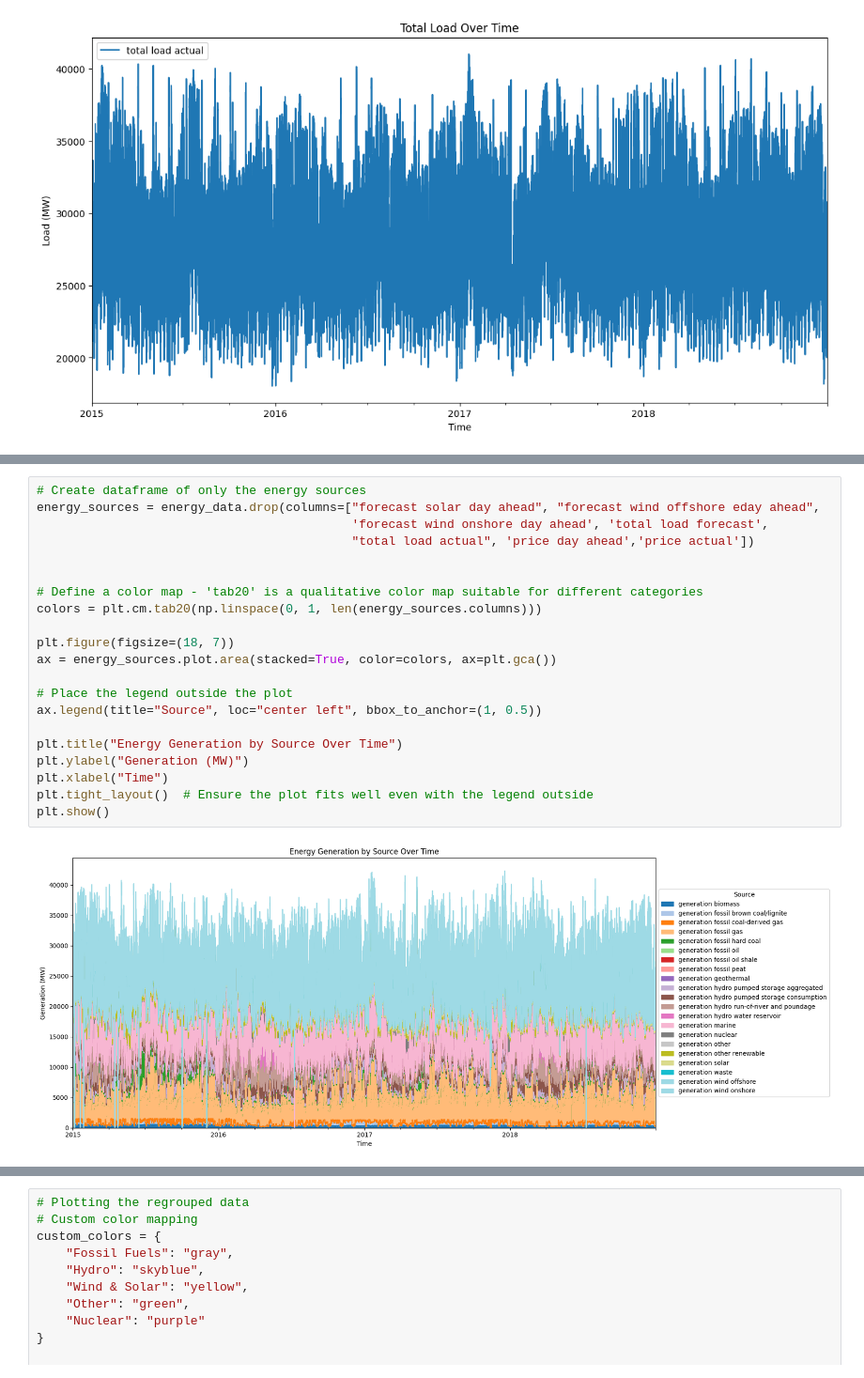
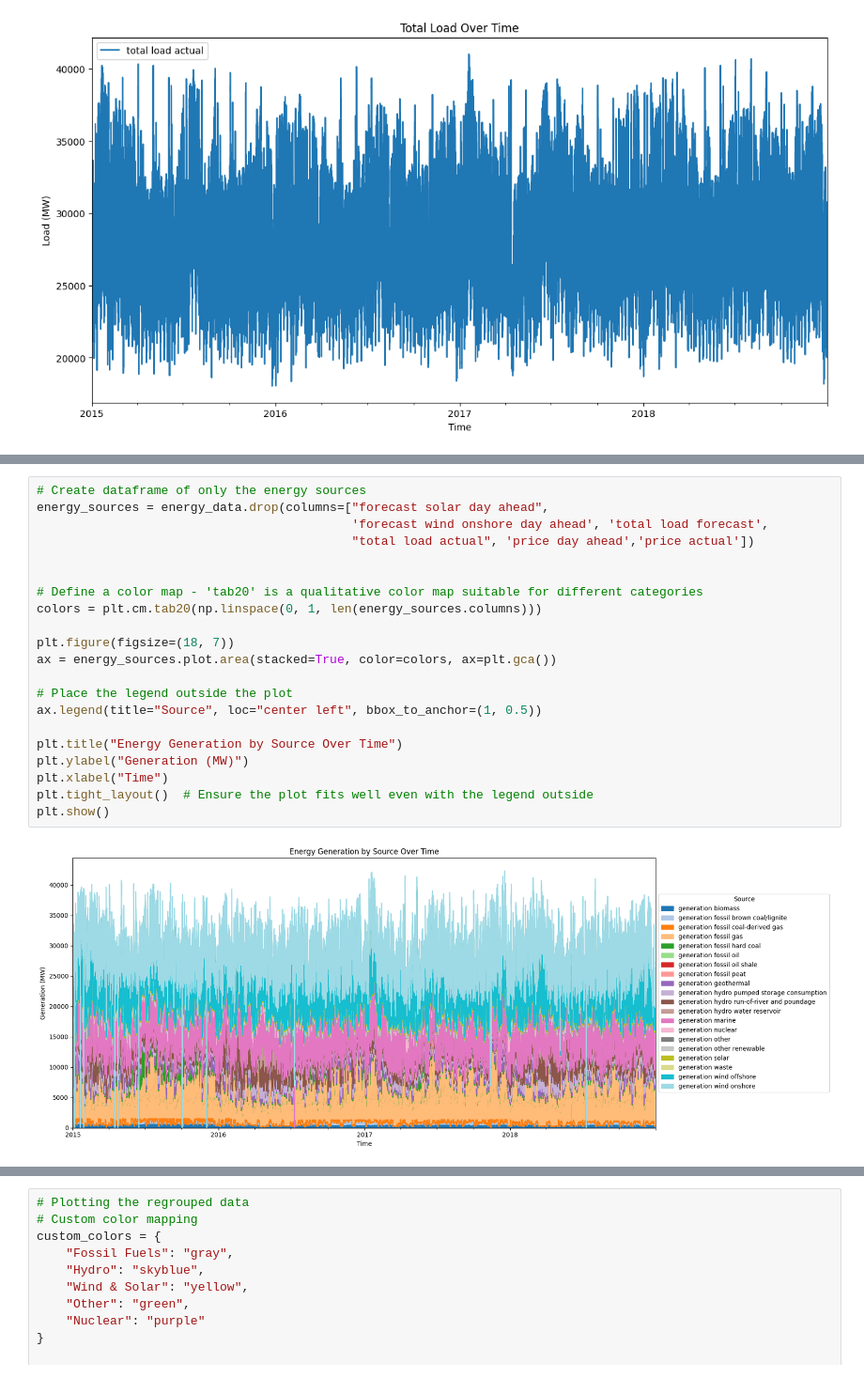
Before and after one commit to zoemcbride/energy-data-lab, a Jupyter notebook: spanish_energy_data_weather_analysis.ipynb, the cells around one changed output, grey strips where cells are left out. Shown at 94% size. Cells and saved outputs as stored; diff of their text form.

Commit message:
Exploratory data analysis

```diff
--- a/spanish_energy_data_weather_analysis.ipynb
+++ b/spanish_energy_data_weather_analysis.ipynb
@@ -298,27 +296,27 @@ Index(['generation biomass', 'generation fossil brown coal/lignite',
       dtype='object')
 # %%
 # Create dataframe of only the energy sources
-energy_sources = energy_data.drop(columns=["forecast solar day ahead", "forecast wind offshore eday ahead",
+energy_sources = energy_data.drop(columns=["forecast solar day ahead",
                                            'forecast wind onshore day ahead', 'total load forecast',
                                            "total load actual", 'price day ahead','price actual'])
 
 
 # Define a color map - 'tab20' is a qualitative color map suitable for different categories
 colors = plt.cm.tab20(np.linspace(0, 1, len(energy_sources.columns)))
 
 plt.figure(figsize=(18, 7))
 ax = energy_sources.plot.area(stacked=True, color=colors, ax=plt.gca())
 
 # Place the legend outside the plot
 ax.legend(title="Source", loc="center left", bbox_to_anchor=(1, 0.5))
 
 plt.title("Energy Generation by Source Over Time")
 plt.ylabel("Generation (MW)")
 plt.xlabel("Time")
 plt.tight_layout()  # Ensure the plot fits well even with the legend outside
 plt.show()
 # %% [output]
-[figure, old version]
+[figure, new version]
 # %%
 # Looking at the above plot, it may make sense to group more broadly- by fossil fuel, hydro, etc
 print(energy_sources.columns)
```
Also changed, not shown: parts of 22 cells of this notebook.
